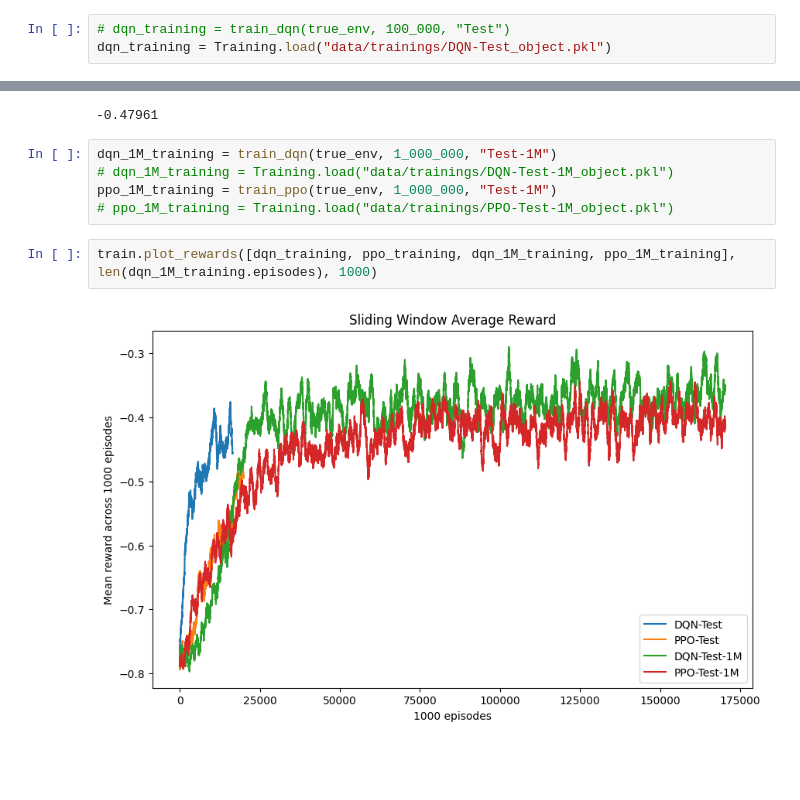
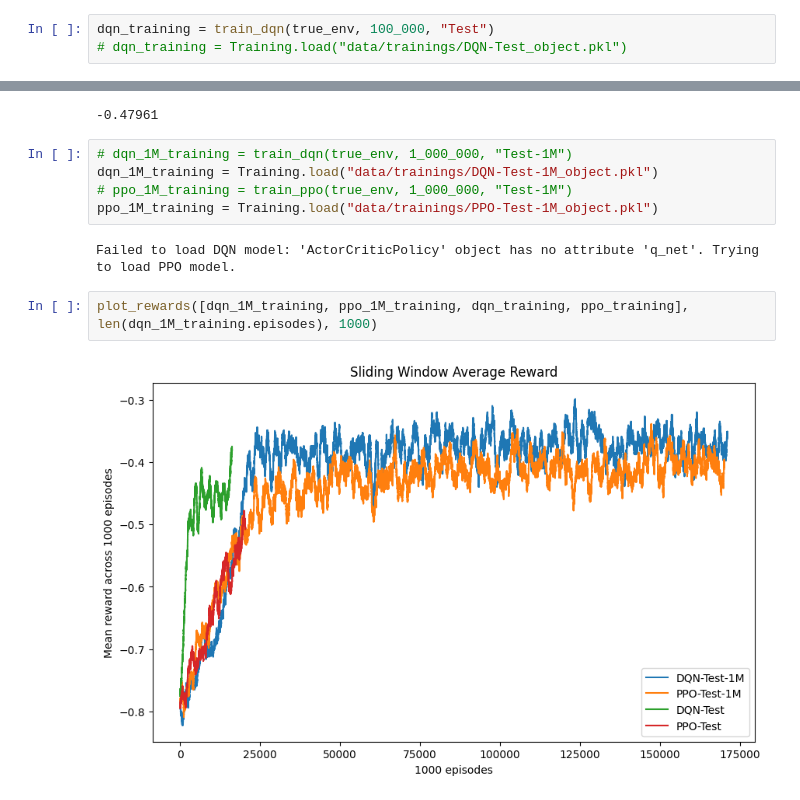
Before and after one commit to luisastue/hc-rl-thompson-sampling, a Jupyter notebook: sepsis/custom_sepsis/src/custom_sepsis/playground.ipynb, the cells around one changed output, grey strips where cells are left out. Saved outputs shown, nothing was run; the diff lists cells and outputs as text; blank space fills up the shorter version.

```diff
--- a/sepsis/custom_sepsis/src/custom_sepsis/playground.ipynb
+++ b/sepsis/custom_sepsis/src/custom_sepsis/playground.ipynb
@@ -58,6 +64,6 @@ episode.rewards
 # %%
-# dqn_training = train_dqn(true_env, 100_000, "Test")
-dqn_training = Training.load("data/trainings/DQN-Test_object.pkl")
+dqn_training = train_dqn(true_env, 100_000, "Test")
+# dqn_training = Training.load("data/trainings/DQN-Test_object.pkl")
 # %%
 # ppo_training = train_ppo(true_env, 100_000, "Test")
 ppo_training = Training.load("data/trainings/PPO-Test_object.pkl")
@@ -94,11 +100,13 @@ ppo_training.evaluate_policy(100000)
 # %% [output]
 -0.47961
 # %%
-dqn_1M_training = train_dqn(true_env, 1_000_000, "Test-1M")
-# dqn_1M_training = Training.load("data/trainings/DQN-Test-1M_object.pkl")
-ppo_1M_training = train_ppo(true_env, 1_000_000, "Test-1M")
-# ppo_1M_training = Training.load("data/trainings/PPO-Test-1M_object.pkl")
+# dqn_1M_training = train_dqn(true_env, 1_000_000, "Test-1M")
+dqn_1M_training = Training.load("data/trainings/DQN-Test-1M_object.pkl")
+# ppo_1M_training = train_ppo(true_env, 1_000_000, "Test-1M")
+ppo_1M_training = Training.load("data/trainings/PPO-Test-1M_object.pkl")
+# %% [output]
+Failed to load DQN model: 'ActorCriticPolicy' object has no attribute 'q_net'. Trying to load PPO model.
 # %%
-train.plot_rewards([dqn_training, ppo_training, dqn_1M_training, ppo_1M_training], len(dqn_1M_training.episodes), 1000)
+plot_rewards([dqn_1M_training, ppo_1M_training, dqn_training, ppo_training], len(dqn_1M_training.episodes), 1000)
 # %% [output]
-[figure, old version]
+[figure, new version]
```
Also changed, not shown: parts of 7 cells of this notebook, 8 other files.
